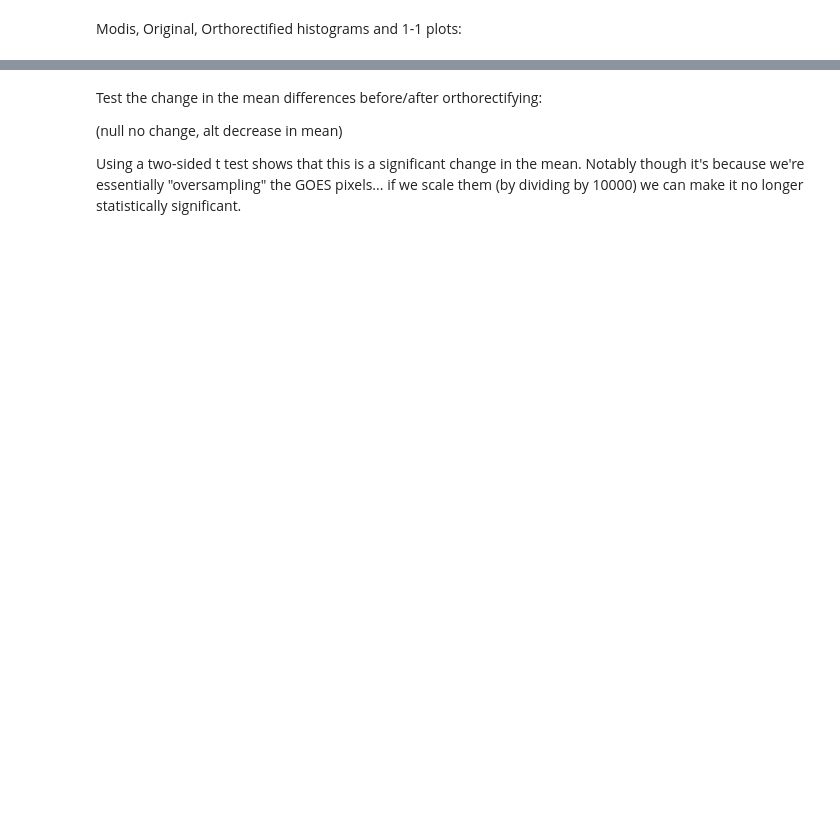
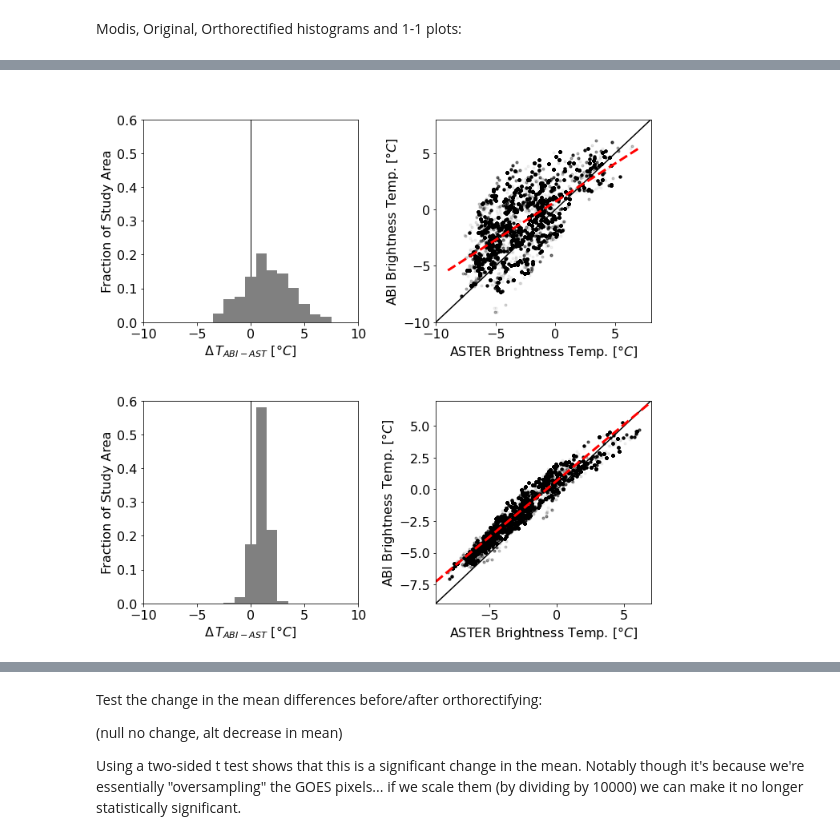
Before and after one commit to spestana/goes-cues, a Jupyter notebook: before-after-ortho-Fig5.ipynb, the cells around one changed output, grey strips where cells are left out. Saved outputs shown, nothing was run; the diff lists cells and outputs as text; code cells hidden in the pictures; blank space fills up the shorter version.

Commit message:
Update figure6

```diff
--- a/before-after-ortho-Fig5.ipynb
+++ b/before-after-ortho-Fig5.ipynb
@@ -113,2 +115,99 @@ ds_original.ast_goes_aster_rad.isnull().sum(axis=(1,2)).plot(marker='o',ax=ax[1,
 # %% [markdown]
 Modis, Original, Orthorectified histograms and 1-1 plots:
+# %%
+# datasets
+_ds_original = ds_original.drop(time=ds_original.isel(time=25).time.values).mean(axis=0, skipna=True)
+_ds_ortho = ds_ortho.drop(time=ds_original.isel(time=25).time.values).mean(axis=0, skipna=True)
+
+# convert K to degrees C
+_ds_original['ast_mod_mean_rad2tbC']   = _ds_original.ast_mod_mean_rad2tbK  - 273.15
+_ds_original['ast_mod_modis_tbC']      = _ds_original.ast_mod_modis_tb      - 273.15
+_ds_original['ast_goes_mean_rad2tbC']  = _ds_original.ast_goes_mean_rad2tbK - 273.15
+_ds_original['ast_goes_goes_tbC']      = _ds_original.ast_goes_goes_tb      - 273.15
+_ds_ortho['ast_goes_mean_rad2tbC']     = _ds_ortho.ast_goes_mean_rad2tbK    - 273.15
+_ds_ortho['ast_goes_goes_tbC']         = _ds_ortho.ast_goes_goes_tb         - 273.15
+
+# make figure
+fig = plt.figure(figsize=(10,10), tight_layout=True)
+nrows = 2
+ncols = 2
+
+# make hist plot axes
+ax_ast_goes_orig_hist = plt.subplot2grid((nrows, ncols), (0, 0), 1, 1)
+ax_ast_goes_ortho_hist = plt.subplot2grid((nrows, ncols), (1, 0), 1, 1)
+
+# make 1-to-1 plots axes
+ax_ast_goes_orig_1to1 = plt.subplot2grid((nrows, ncols), (0, 1), 1, 1)
+ax_ast_goes_ortho_1to1 = plt.subplot2grid((nrows, ncols), (1, 1), 1, 1)
+
+
+lw=3 #line widths
+
+### Plot the difference histograms ###
+mybins = np.arange(-10.5,11.5,1)
+
+# Original GOES-ASTER
+_ds_original.ast_goes_mean_diff_tb.plot.hist(ax=ax_ast_goes_orig_hist, bins=mybins, color='grey', density=True, label='$\sigma$ = {}'.format(np.round(_ds_original.ast_goes_mean_diff_tb.std().values,1)))
+#ax_ast_goes_orig_hist.axvline(_ds_original.ast_goes_mean_diff_tb.mean(), color='r', linestyle='--', lw=lw, label='$\mu$ = {}'.format(np.round(_ds_original.ast_goes_mean_diff_tb.mean().values,1))) # mean line
+#ax_ast_goes_orig_hist.set_title('Original GOES - ASTER\nDifference Histogram')
+ax_ast_goes_orig_hist.set_title('\n')
+
+# Orthorectified GOES-ASTER
+_ds_ortho.ast_goes_mean_diff_tb.plot.hist(ax=ax_ast_goes_ortho_hist, bins=mybins, color='grey', density=True, label='$\sigma$ = {}'.format(np.round(_ds_ortho.ast_goes_mean_diff_tb.std().values,1)))
+#ax_ast_goes_ortho_hist.axvline(_ds_ortho.ast_goes_mean_diff_tb.mean(), color='r', linestyle='--', lw=lw, label='$\mu$ = {}'.format(np.round(_ds_ortho.ast_goes_mean_diff_tb.mean().values,1))) # mean line
+#ax_ast_goes_ortho_hist.set_title('Orthorectified GOES - ASTER\nDifference Histogram')
+ax_ast_goes_ortho_hist.set_title('\n')
+
+### Format the axes limits on the histograms ###
+for ax in [ax_ast_goes_orig_hist, ax_ast_goes_ortho_hist]:
+    ax.set_xlim(-10,10)
+    ax.set_ylim(0,0.6)
+    ax.axvline(0, color='k', linestyle='-', lw=1, zorder=-1) # zero line
+    #ax.legend(loc='upper left',facecolor='none',edgecolor='none')
+    ax.set_xlabel('$\Delta\,T_{ABI-AST}$ [$\degree C$]')
+    ax.set_ylabel('Fraction of Study Area')
+
+### Plot 1-to-1 for MODIS vs ASTER and GOES vs ASTER ###
+
+# ASTER and Original GOES
+ax_ast_goes_orig_1to1.plot(_ds_original.ast_goes_mean_rad2tbC, _ds_original.ast_goes_goes_tbC, # aggregated ASTER vs GOES
+                      linestyle='none', marker='.', color='k', alpha=0.05)
+#ax_ast_goes_orig_1to1.set_title('ASTER vs Original GOES ABI\nBrightness Temperature')
+ax_ast_goes_orig_1to1.set_xlabel('ASTER Brightness Temp. [$\degree C$]')
+ax_ast_goes_orig_1to1.set_ylabel('ABI Brightness Temp. [$\degree C$]')
+
+# ASTER and Orthorectified GOES
+ax_ast_goes_ortho_1to1.plot(_ds_ortho.ast_goes_mean_rad2tbC, _ds_ortho.ast_goes_goes_tbC, # aggregated ASTER vs GOES
+                      linestyle='none', marker='.', color='k', alpha=0.05)
+#ax_ast_goes_ortho_1to1.set_title('ASTER vs Orthorectified GOES ABI\nBrightness Temperature')
+ax_ast_goes_ortho_1to1.set_xlabel('ASTER Brightness Temp. [$\degree C$]')
+ax_ast_goes_ortho_1to1.set_ylabel('ABI Brightness Temp. [$\degree C$]')
+
+
+### 1-to-1 plots and axes formatting ###
+for ax_1_to_1 in [ax_ast_goes_orig_1to1, ax_ast_goes_ortho_1to1]:
+    # get max and min values for axes
+    (ax_min, ax_max) = (int(np.floor( np.min( [ax_1_to_1.get_xlim()[0], ax_1_to_1.get_ylim()[0]] ) )),
+                        int(np.ceil( np.max( [ax_1_to_1.get_xlim()[1], ax_1_to_1.get_ylim()[1]] ) )) )
+    # add 1-to-1 line
+    ax_1_to_1.plot([ax_min,ax_max],[ax_min,ax_max],'k-')
+    # set axes limits
+    ax_1_to_1.set_xlim((ax_min,ax_max))
+    ax_1_to_1.set_ylim((ax_min,ax_max))
+
+
+
+### add linear regressions to 1-to-1 plots: ###
+
+# Original GOES - ASTER
+ast_goes_orig_summary_stats = summary_stats(_ds_original.ast_goes_mean_rad2tbC.values.ravel(), _ds_original.ast_goes_goes_tbC.values.ravel())
+print('ast_goes_summary_stats',ast_goes_orig_summary_stats)
+ax_ast_goes_orig_1to1.plot(np.array([ax_min, ax_max]), np.array([ax_min, ax_max])*ast_goes_orig_summary_stats['slope'] + ast_goes_orig_summary_stats['intercept'],linestyle='--', lw=lw, color='r')
+
+# Orthorectified GOES - ASTER
+ast_goes_ortho_summary_stats = summary_stats(_ds_ortho.ast_goes_mean_rad2tbC.values.ravel(), _ds_ortho.ast_goes_goes_tbC.values.ravel())
+print('ast_goes_summary_stats',ast_goes_ortho_summary_stats)
+ax_ast_goes_ortho_1to1.plot(np.array([ax_min, ax_max]), np.array([ax_min, ax_max])*ast_goes_ortho_summary_stats['slope'] + ast_goes_ortho_summary_stats['intercept'],linestyle='--', lw=lw, color='r')
+
+plt.savefig('images/before-after-ortho-Figure6.png',dpi=200)
+# %% [output]
@@ -114,0 +216 @@ Modis, Original, Orthorectified histograms and 1-1 plots:
+[figure, added]
```
Also changed, not shown: parts of 16 cells of this notebook.
